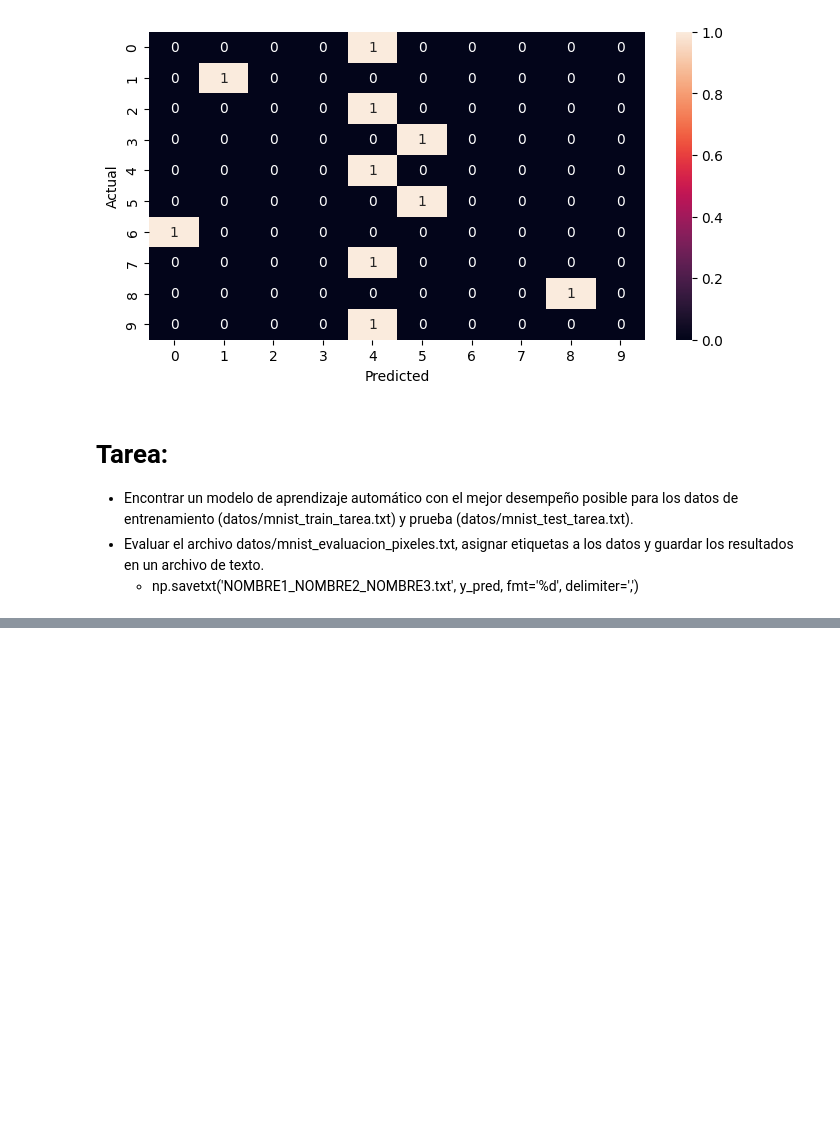
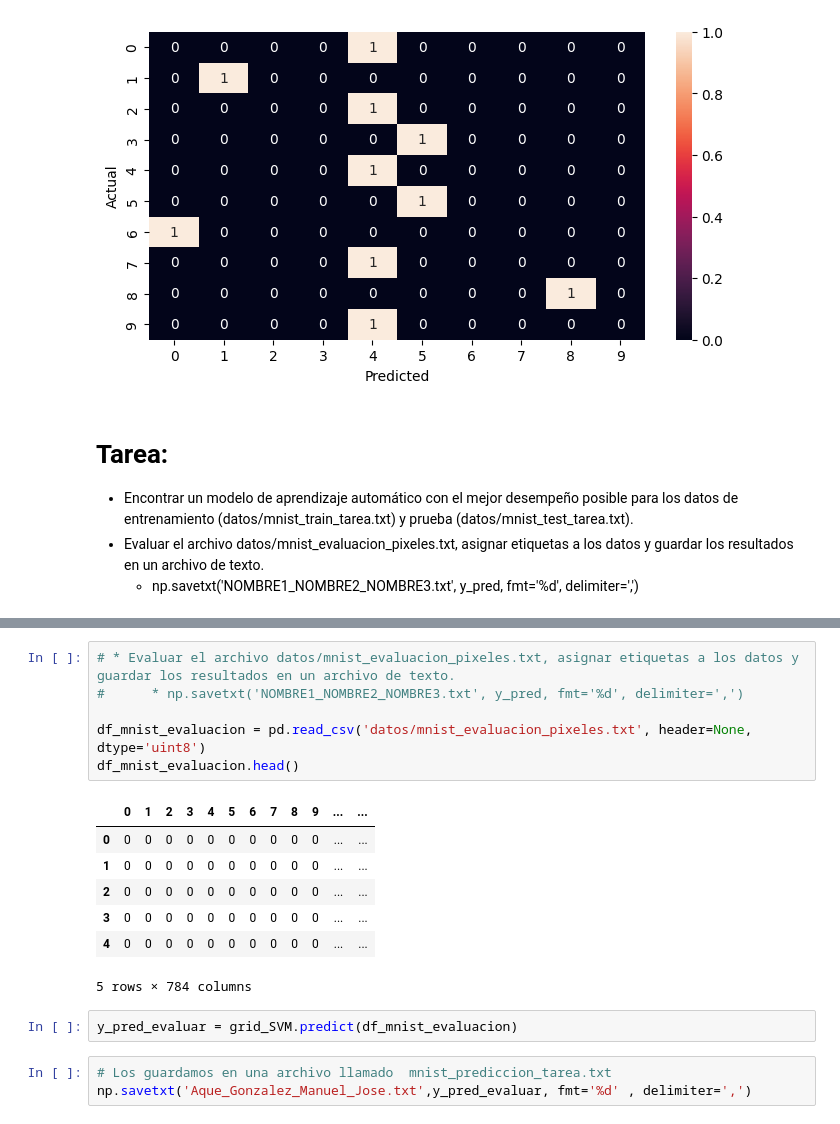
Before and after one commit to JoseAque/TSIA, a Jupyter notebook: TSIA_10_ReconocimientoNumeros_ML/TSIA_10_ReconocimientoNumerosClase_JoseAque.ipynb, the cells around one changed output, grey strips where cells are left out. Cells and saved outputs as stored; diff of their text form; blank space fills up the shorter version.

```diff
--- a/TSIA_10_ReconocimientoNumeros_ML/TSIA_10_ReconocimientoNumerosClase.ipynb
+++ b/TSIA_10_ReconocimientoNumeros_ML/TSIA_10_ReconocimientoNumerosClase_JoseAque.ipynb
@@ -409,0 +526,19 @@ sn.heatmap(df_cm, annot=True)
+# %%
+# * Evaluar el archivo datos/mnist_evaluacion_pixeles.txt, asignar etiquetas a los datos y guardar los resultados en un archivo de texto.
+#      * np.savetxt('NOMBRE1_NOMBRE2_NOMBRE3.txt', y_pred, fmt='%d', delimiter=',')
+
+df_mnist_evaluacion = pd.read_csv('datos/mnist_evaluacion_pixeles.txt', header=None, dtype='uint8')
+df_mnist_evaluacion.head()
+# %% [output]
+|  | 0 | 1 | 2 | 3 | 4 | 5 | 6 | 7 | 8 | 9 | ... | ... |
+| 0 | 0 | 0 | 0 | 0 | 0 | 0 | 0 | 0 | 0 | 0 | ... | ... |
+| 1 | 0 | 0 | 0 | 0 | 0 | 0 | 0 | 0 | 0 | 0 | ... | ... |
+| 2 | 0 | 0 | 0 | 0 | 0 | 0 | 0 | 0 | 0 | 0 | ... | ... |
+| 3 | 0 | 0 | 0 | 0 | 0 | 0 | 0 | 0 | 0 | 0 | ... | ... |
+| 4 | 0 | 0 | 0 | 0 | 0 | 0 | 0 | 0 | 0 | 0 | ... | ... |
+5 rows × 784 columns
+# %%
+y_pred_evaluar = grid_SVM.predict(df_mnist_evaluacion)
+# %%
+# Los guardamos en una archivo llamado  mnist_prediccion_tarea.txt
+np.savetxt('Aque_Gonzalez_Manuel_Jose.txt',y_pred_evaluar, fmt='%d' , delimiter=',')
```
Also changed, not shown: parts of 14 cells of this notebook, 2 other files.
